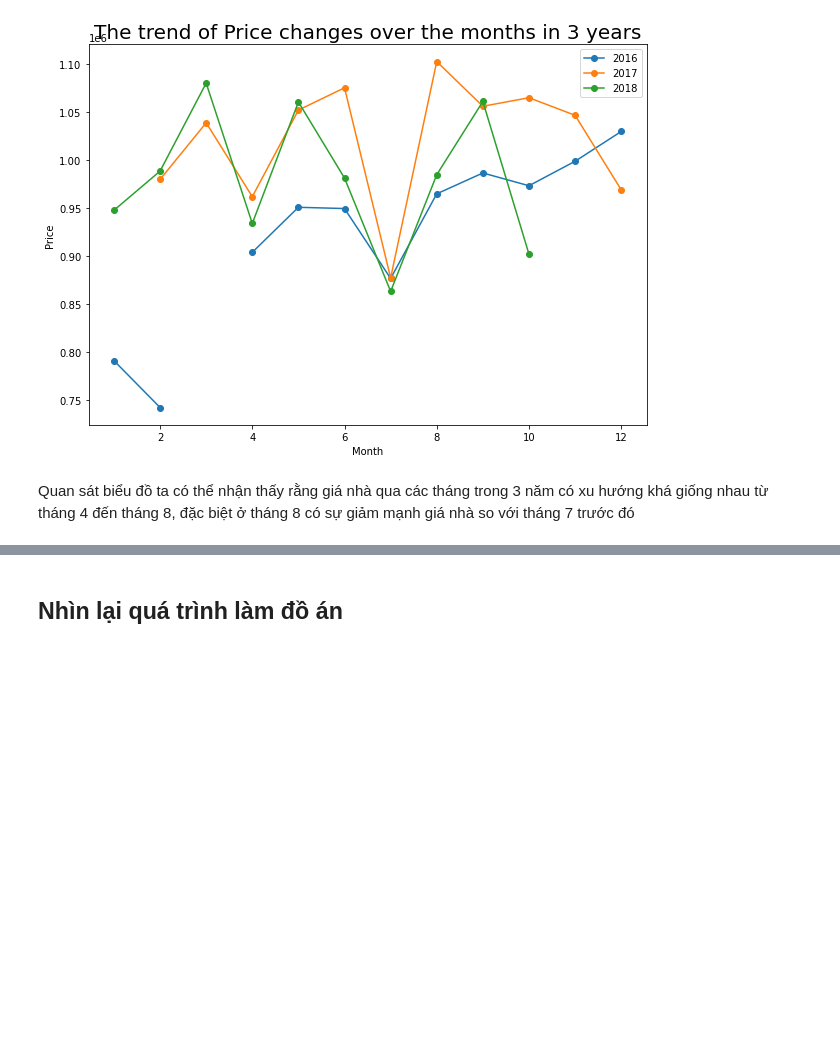
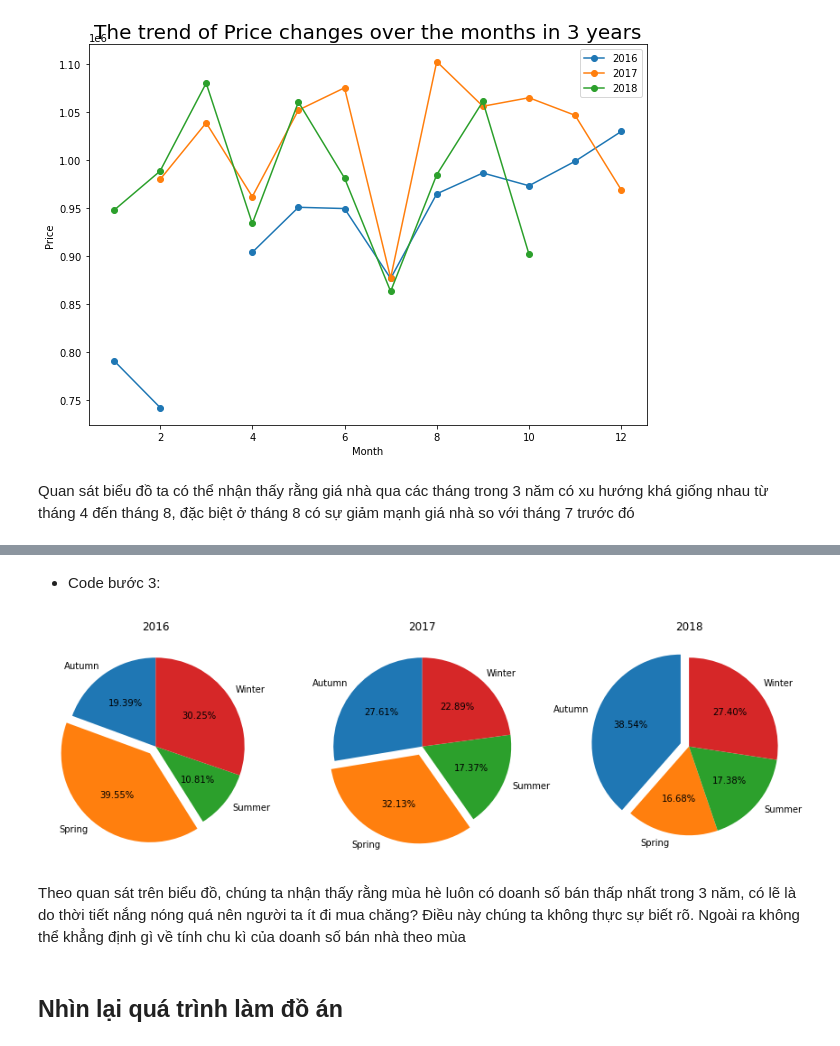
Before and after one commit to phanvoquyen/L-p-tr-nh-cho-Khoa-h-c-D-li-u, a Jupyter notebook: Code/18120509_18120529.ipynb, the cells around one changed output, grey strips where cells are left out. Saved outputs shown, nothing was run; the diff lists cells and outputs as text; code cells hidden in the pictures; blank space fills up the shorter version.

```diff
--- a/Code/18120509_18120529.ipynb
+++ b/Code/18120509_18120529.ipynb
@@ -548,0 +561,11 @@ Quan sát biểu đồ ta có thể nhận thấy rằng giá nhà qua các thá
+# %%
+season_sales_df = mhm_df[['Year', 'Month']]
+season_sales_df['Season'] = np.nan
+lst = [season_sales_df]
+for column in lst:
+    column.loc[(column['Month'] >= 9) & (column['Month'] <= 11), 'Season'] = 'Spring'
+    column.loc[(column['Month'] <= 2) | (column['Month'] == 12), 'Season'] = 'Summer'
+    column.loc[(column['Month'] >= 3) & (column['Month'] <= 5), 'Season'] = 'Autumn'
+    column.loc[(column['Month'] >= 6) & (column['Month'] <= 8), 'Season'] = 'Winter'
+
+season_sales_df.sample(5)
@@ -548,0 +581,4 @@ Quan sát biểu đồ ta có thể nhận thấy rằng giá nhà qua các thá
+# %%
+season_sales_df = pd.DataFrame(season_sales_df.groupby(['Year', 'Season'])['Season'].count())
+season_sales_df.columns = ['Sale']
+season_sales_df
@@ -549,3 +600,24 @@ Quan sát biểu đồ ta có thể nhận thấy rằng giá nhà qua các thá
+# %% [markdown]
+- Code bước 3:
+# %%
+fig, (ax1, ax2, ax3) = plt.subplots(1, 3)
+fig.set_figheight(15)
+fig.set_figwidth(15)
+myexplode = [[0, 0.1, 0, 0], [0, 0.1, 0, 0], [0.1, 0, 0, 0]]
+ax1.pie(season_sales_df.loc[2016].Sale, labels = season_sales_df.loc[2016].index,
+        autopct='%1.2f%%', startangle=90, explode=myexplode[0])
+ax1.set_title('2016')
+ax2.pie(season_sales_df.loc[2017].Sale, labels = season_sales_df.loc[2017].index,
+        autopct='%1.2f%%', startangle=90, explode=myexplode[1])
+ax2.set_title('2017')
+ax3.pie(season_sales_df.loc[2018].Sale, labels = season_sales_df.loc[2018].index,
+        autopct='%1.2f%%', startangle=90, explode=myexplode[2])
+ax3.set_title('2018')
+plt.show()
+# %% [output]
+[figure, added]
+# %% [markdown]
+Theo quan sát trên biểu đồ, chúng ta nhận thấy rằng mùa hè luôn có doanh số bán thấp nhất trong 3 năm, có lẽ là do thời tiết nắng nóng quá nên người ta ít đi mua chăng? Điều này chúng ta không thực sự biết rõ. Ngoài ra không thể khẳng định gì về tính chu kì của doanh số bán nhà theo mùa
 # %% [markdown]
 ## Nhìn lại quá trình làm đồ án
 # %% [markdown]
```
Also changed, not shown: parts of 8 cells of this notebook, 1 other file.
